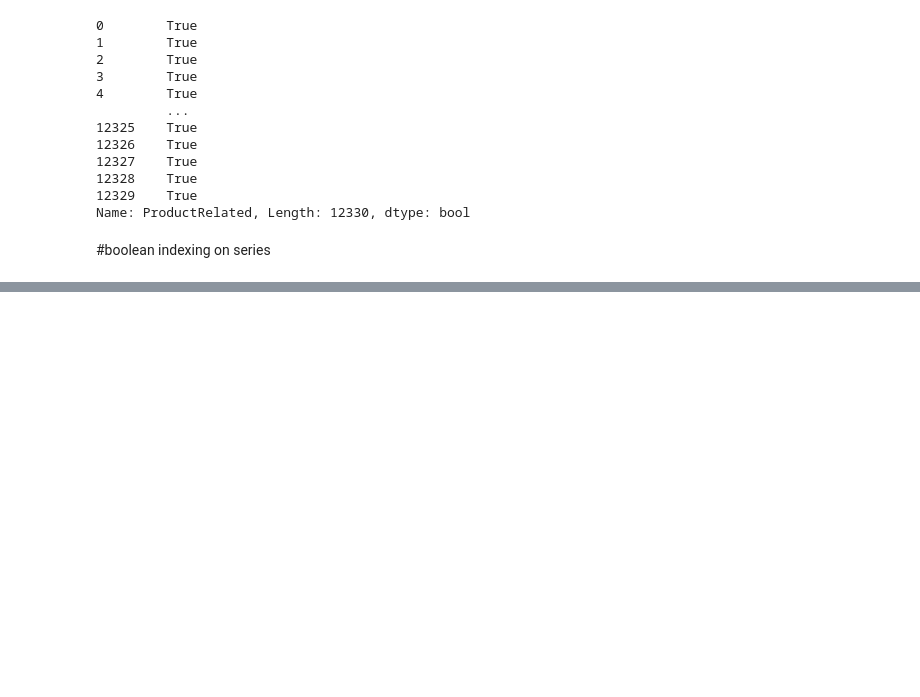
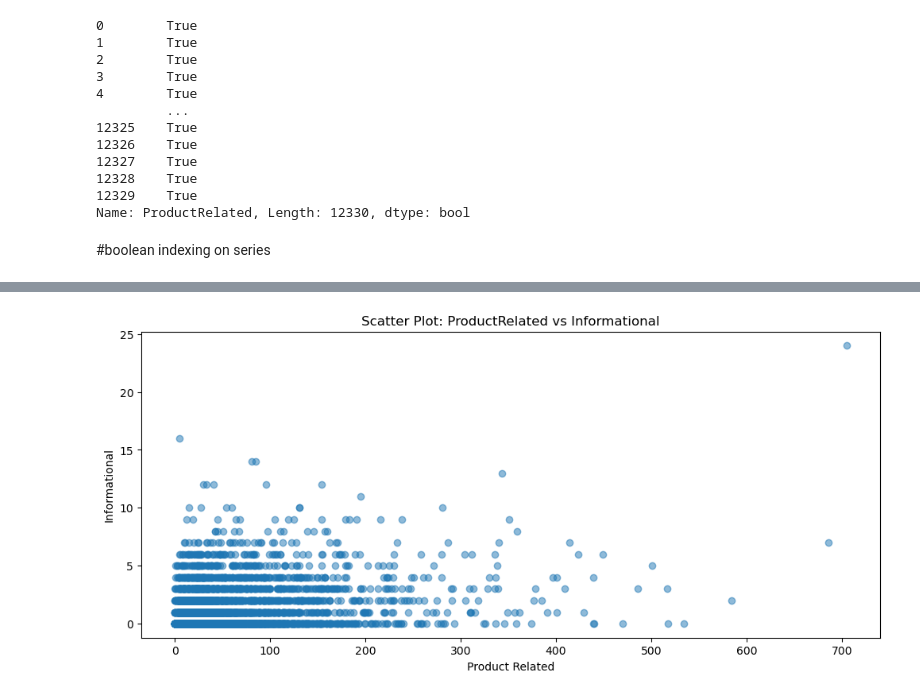
Before and after one commit to ajinkyadhakne321-dot/pandas.env, a Jupyter notebook: s-16-pandas copy.ipynb, the cells around one changed output, grey strips where cells are left out. Saved outputs shown, nothing was run; the diff lists cells and outputs as text; code cells hidden in the pictures; blank space fills up the shorter version.

```diff
--- a/s-16-pandas copy.ipynb
+++ b/s-16-pandas copy.ipynb
@@ -588,0 +623,10 @@ Name: ProductRelated, Length: 12330, dtype: bool
+# %%
+# 4. Scatter Plot - showing relationship between variables
+plt.figure(figsize=(12, 5))
+plt.scatter(ajdata['ProductRelated'], ajdata['Informational'], alpha=0.5)
+plt.xlabel('Product Related')
+plt.ylabel('Informational')
+plt.title('Scatter Plot: ProductRelated vs Informational')
+plt.show()
+# %% [output]
+[figure, added]
```
Also changed, not shown: parts of 10 cells of this notebook.
